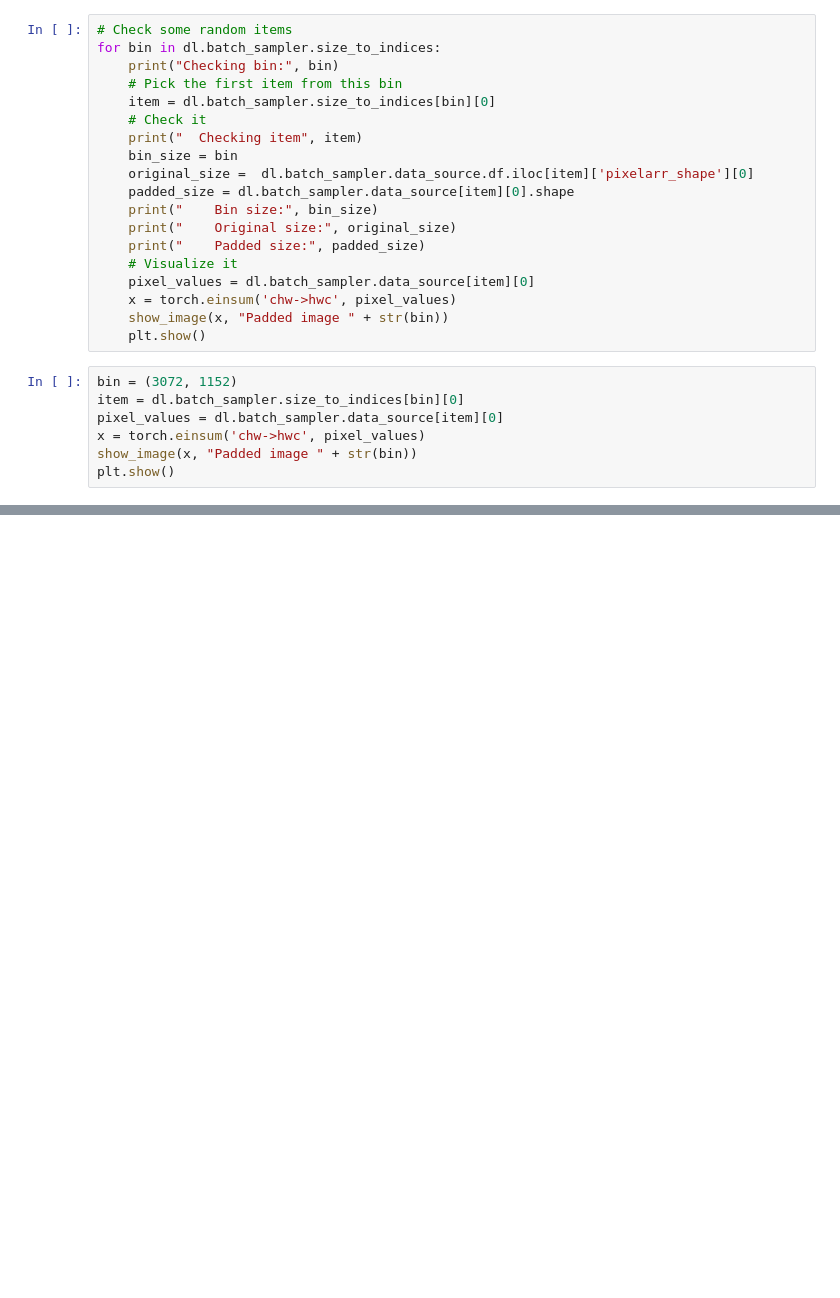
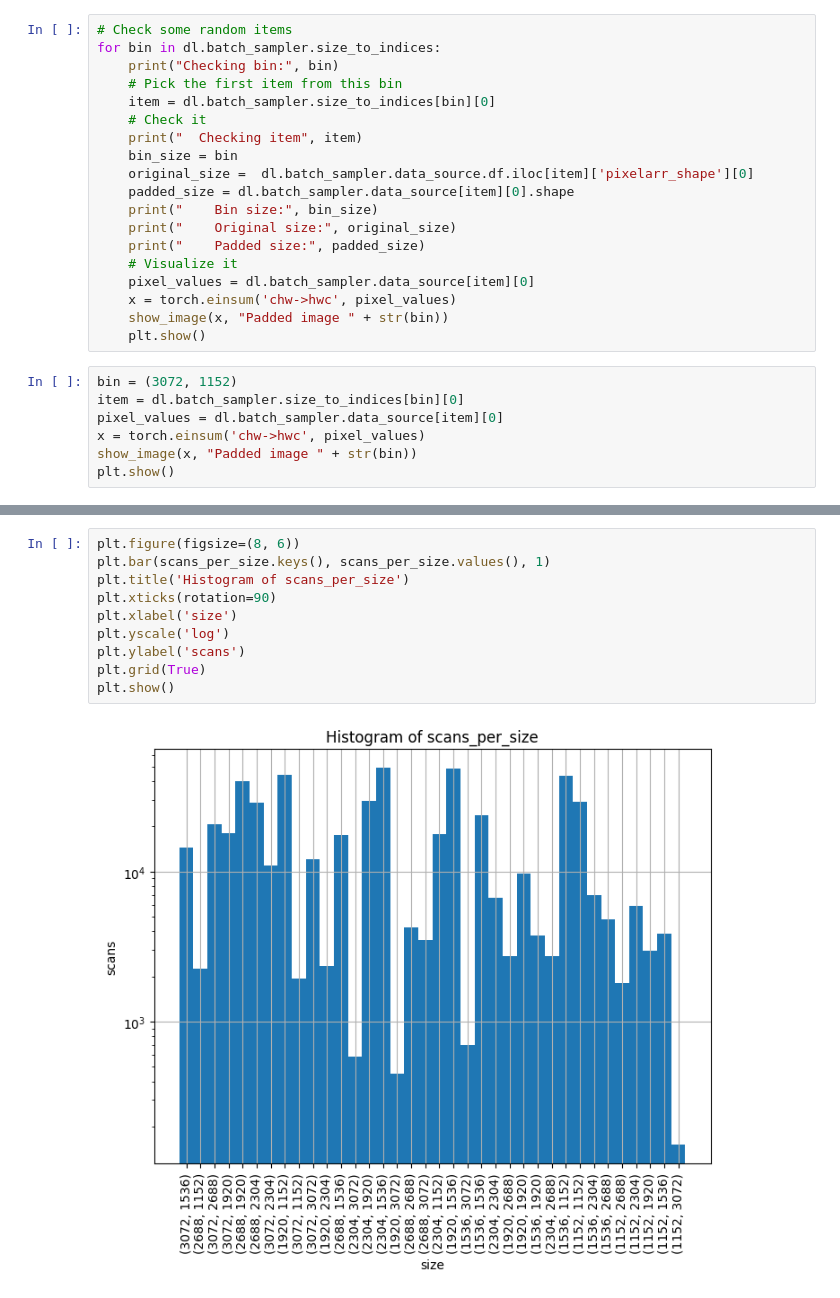
Before and after one commit to niklasbuehler/radiograph-pretraining, a Jupyter notebook: notebooks/Smart Binning Strategy.ipynb, the cells around one changed output, grey strips where cells are left out. Cells and saved outputs as stored; diff of their text form; blank space fills up the shorter version.

```diff
--- a/notebooks/Smart Binning Strategy.ipynb
+++ b/notebooks/Smart Binning Strategy.ipynb
@@ -358,0 +416,12 @@ plt.show()
+# %%
+plt.figure(figsize=(8, 6))
+plt.bar(scans_per_size.keys(), scans_per_size.values(), 1)
+plt.title('Histogram of scans_per_size')
+plt.xticks(rotation=90)
+plt.xlabel('size')
+plt.yscale('log')
+plt.ylabel('scans')
+plt.grid(True)
+plt.show()
+# %% [output]
+[figure, added]
```
Also changed, not shown: parts of 7 cells of this notebook.
